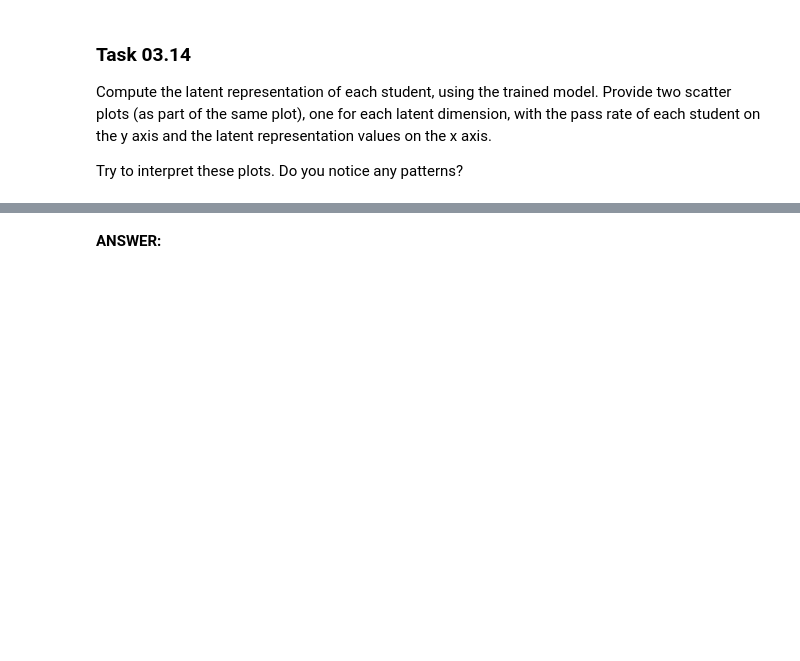
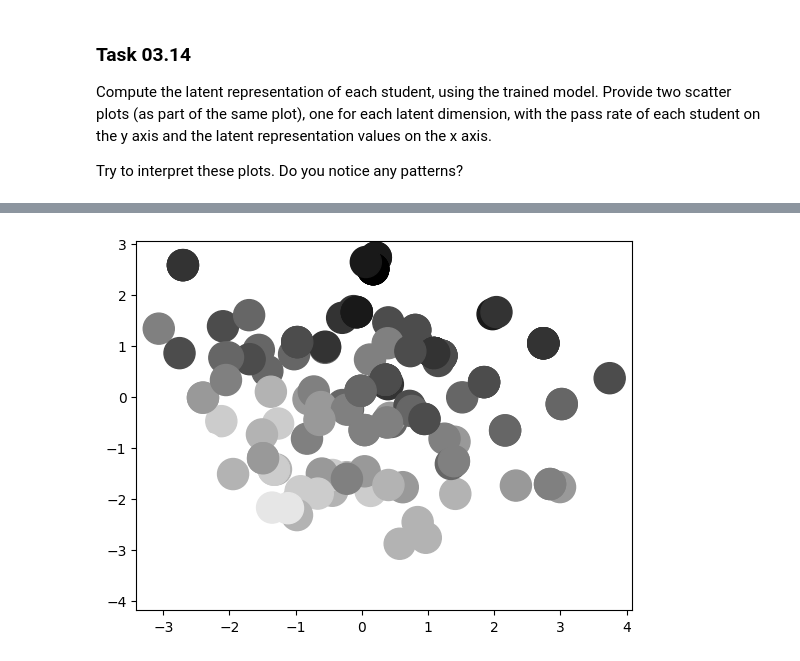
Before and after one commit to sachinskss/dataminingEx, a Jupyter notebook: sheet03_lukas.ipynb, the cells around one changed output, grey strips where cells are left out. Cells and saved outputs as stored; diff of their text form; code cells hidden in the pictures; blank space fills up the shorter version.

```diff
--- a/sheet03_lukas.ipynb
+++ b/sheet03_lukas.ipynb
@@ -580,3 +580,7 @@ plt.scatter(latent_two, pass_rate_students, color="blue")
-# %% [markdown]
-
-**ANSWER:**
+# %%
+plt.scatter(latent_one, latent_two, c=pass_rate_students, s=500) # s is a size of marker
+plt.gray()
+
+plt.show()
+# %% [output]
+[figure, added]
```
Also changed, not shown: parts of 8 cells of this notebook.
